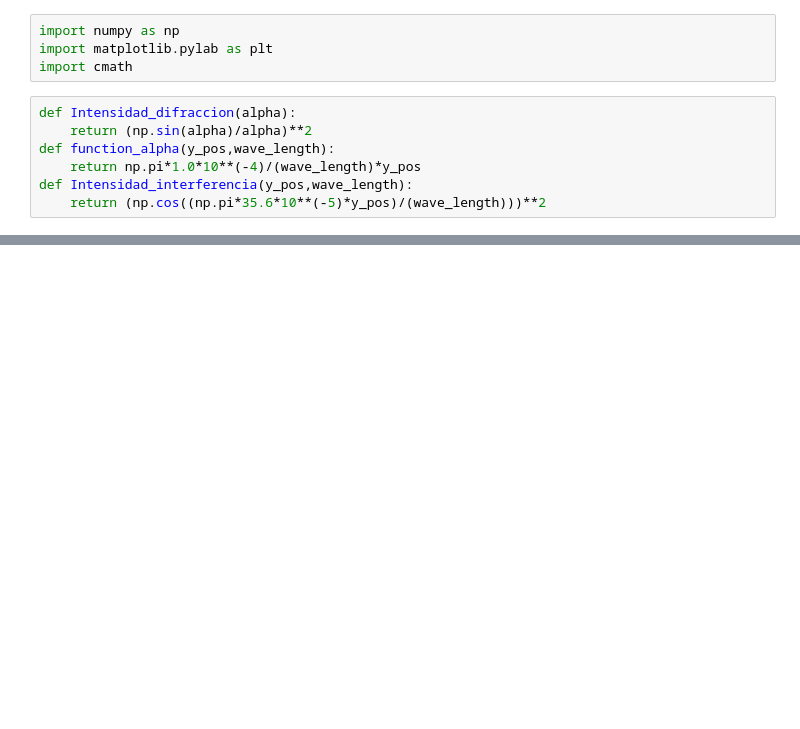
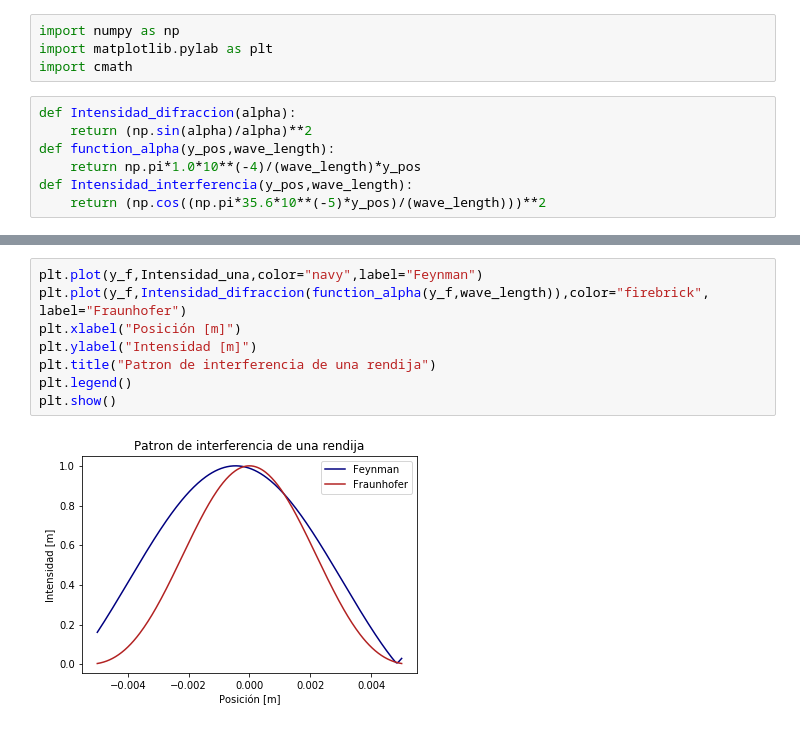
Before and after one commit to jamontanac/Laboratorio-Avanzado, a Jupyter notebook: Double_Slit/Integral_Feynman.ipynb, the cells around one changed output, grey strips where cells are left out. Saved outputs shown, nothing was run; the diff lists cells and outputs as text; blank space fills up the shorter version.

```diff
--- a/Double_Slit/Integral_Feynman.ipynb
+++ b/Double_Slit/Integral_Feynman.ipynb
@@ -107,0 +68,10 @@ array([4.46276904e-08, 4.32562665e-08, 4.16056227e-08, 3.96883743e-08,
+# %%
+plt.plot(y_f,Intensidad_una,color="navy",label="Feynman")
+plt.plot(y_f,Intensidad_difraccion(function_alpha(y_f,wave_length)),color="firebrick", label="Fraunhofer")
+plt.xlabel("Posición [m]")
+plt.ylabel("Intensidad [m]")
+plt.title("Patron de interferencia de una rendija")
+plt.legend()
+plt.show()
+# %% [output]
+[figure, added]
```
Also changed, not shown: parts of 8 cells of this notebook.
